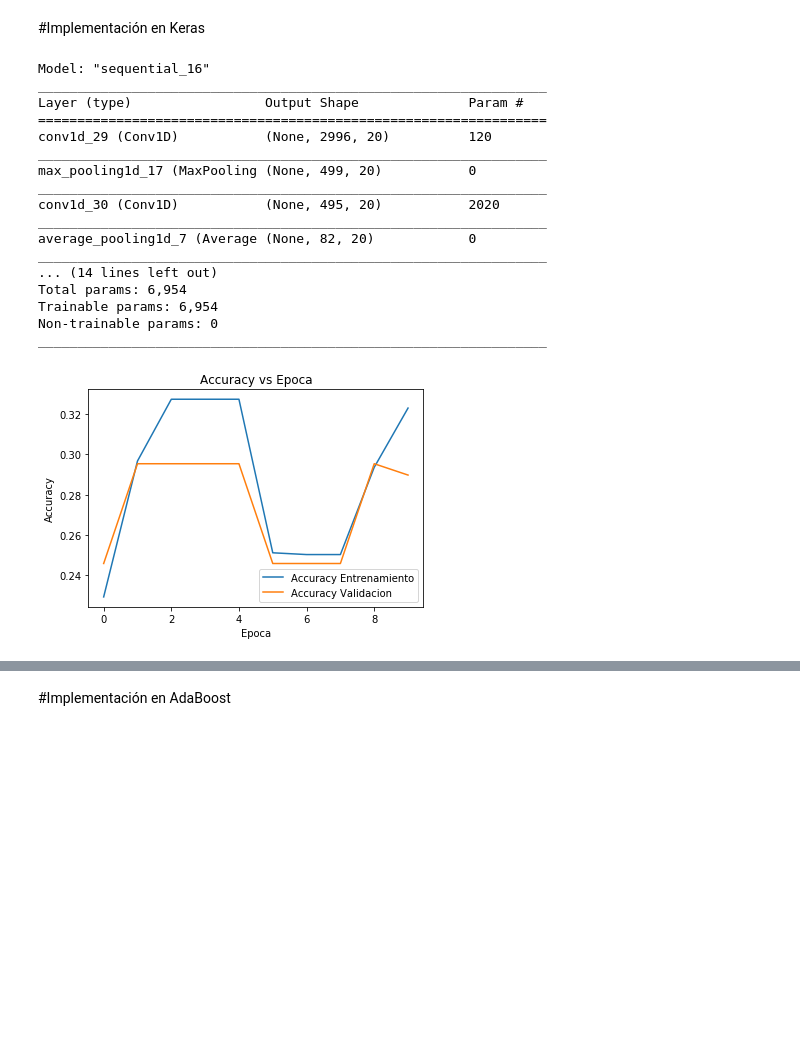
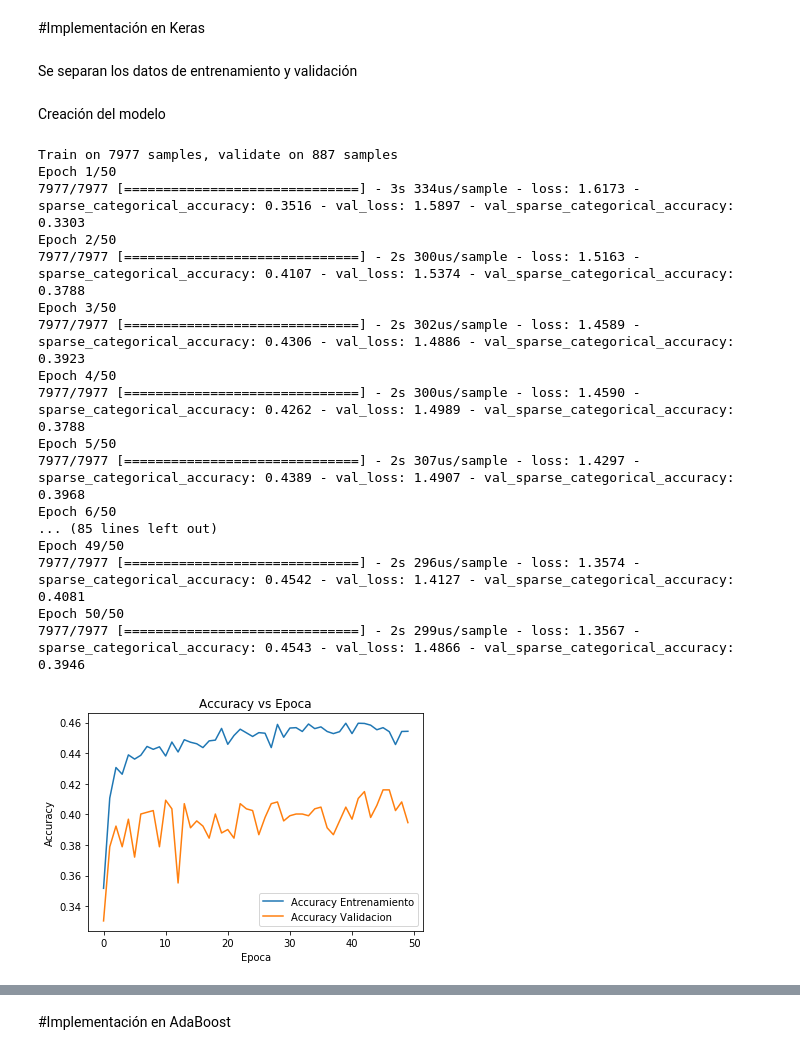
Before and after one commit to jfgf11/Examen-2-Machine, a Jupyter notebook: examen2.ipynb, the cells around one changed output, grey strips where cells are left out. Saved outputs shown, nothing was run; the diff lists cells and outputs as text; code cells hidden in the pictures; blank space fills up the shorter version.

```diff
--- a/examen2.ipynb
+++ b/examen2.ipynb
@@ -173,6 +179,7 @@ filenameDatos + "/" + psg
 Etiquetas = Etiquetas[1:len(Etiquetas)]
 Datos = Datos[1:Datos.shape[0]]
 # %%
+numArchivos = 10
 def eliminarClaseDesconocida(pDatos, pEtiquetas):
   et = []
   dat = np.zeros(3000)
@@ -184,22 +191,22 @@ def eliminarClaseDesconocida(pDatos, pEtiquetas):
 
         if pEtiquetas[i]=="Sleep stage W":
           et = np.append(et,0)
-          dat = np.vstack((dat, Datos[i,:]))
+          dat = np.vstack((dat, pDatos[i,:]))
         elif pEtiquetas[i]=="Sleep stage 1":
           et = np.append(et,1)
-          dat = np.vstack((dat, Datos[i,:]))
+          dat = np.vstack((dat, pDatos[i,:]))
         elif pEtiquetas[i]=="Sleep stage 2":
           et = np.append(et,2)
-          dat = np.vstack((dat, Datos[i,:]))
+          dat = np.vstack((dat, pDatos[i,:]))
         elif pEtiquetas[i]=="Sleep stage 3":
           et = np.append(et,3)
-          dat = np.vstack((dat, Datos[i,:]))
+          dat = np.vstack((dat, pDatos[i,:]))
         elif pEtiquetas[i]=="Sleep stage 4":
           et = np.append(et,4)
-          dat = np.vstack((dat, Datos[i,:]))
+          dat = np.vstack((dat, pDatos[i,:]))
         elif pEtiquetas[i]=="Sleep stage R":
           et = np.append(et,5)
-          dat = np.vstack((dat, Datos[i,:]))
+          dat = np.vstack((dat, pDatos[i,:]))
         else:
           pass
           #print("Hay una clase distinta a las definidas.")
@@ -207,7 +214,7 @@ def eliminarClaseDesconocida(pDatos, pEtiquetas):
   dat = dat[1:dat.shape[0]]
   return dat, et
 
-unosDatos, unosEtiquetas = eliminarClaseDesconocida(Datos, Etiquetas)
+unosDatos, unosEtiquetas = eliminarClaseDesconocida(unosDatos, unosEtiquetas)
 #np.save("Datos", unosDatos)
 #np.save("Etiquetas", unosEtiquetas)
 
@@ -256,4 +243,8 @@ def crearModelo(pTasa, pAlphas, pNumFiltros, pTamFiltros, pTamPooling, pNumNeuro
+# %% [markdown]
+Se separan los datos de entrenamiento y validación
 # %%
 x_train, x_test, y_train, y_test = train_test_split(unosDatos, unosEtiquetas , random_state = 0, test_size=0.10)
 x_train = np.expand_dims(x_train, axis=2) # reshape (569, 30) to (569, 30, 1)
 x_test = np.expand_dims(x_test, axis=2) # reshape (569, 30) to (569, 30, 1)
+# %% [markdown]
+Creación del modelo
@@ -260,36 +289,36 @@ x_test = np.expand_dims(x_test, axis=2) # reshape (569, 30) to (569, 30, 1)
 # %%
-numFiltros = np.array([20, 20, 20])
-tamFiltros = np.array([5, 5, 5])
+numFiltros = np.array([100, 50, 20])
+tamFiltros = np.array([6, 6, 6])
 tamPooling = np.array([6, 6, 6])
-
+optimizer="sgd"
 numNeuronas = np.array([10, 8, 6])
 
-tasa = 0.001
-alpha = 10
+tasa = 0.01
+alpha = 0.001
 
-modelo = crearModelo(tasa, alpha, numFiltros, tamFiltros, tamPooling ,numNeuronas)
+modelo = crearModelo(tasa, alpha, numFiltros, tamFiltros, tamPooling ,numNeuronas, optimizer)
 
-epocas = 10
-batchSize = 128
-hist = modelo.fit(x_train, y_train, verbose = 0, validation_data=(x_test, y_test), epochs = epocas, batch_size = batchSize)
+epocas = 50
+batchSize = 30
+hist = modelo.fit(x_train, y_train, verbose = 1, validation_data=(x_test, y_test), epochs = epocas, batch_size = batchSize)
 
 graficarHistoria(hist)
 # %% [output]
-Model: "sequential_16"
-_________________________________________________________________
-Layer (type)                 Output Shape              Param #
-=================================================================
-conv1d_29 (Conv1D)           (None, 2996, 20)          120
-_________________________________________________________________
-max_pooling1d_17 (MaxPooling (None, 499, 20)           0
-_________________________________________________________________
-conv1d_30 (Conv1D)           (None, 495, 20)           2020
-_________________________________________________________________
-average_pooling1d_7 (Average (None, 82, 20)            0
-_________________________________________________________________
-... (14 lines left out)
-Total params: 6,954
-Trainable params: 6,954
-Non-trainable params: 0
-_________________________________________________________________
+Train on 7977 samples, validate on 887 samples
+Epoch 1/50
+7977/7977 [==============================] - 3s 334us/sample - loss: 1.6173 - sparse_categorical_accuracy: 0.3516 - val_loss: 1.5897 - val_sparse_categorical_accuracy: 0.3303
+Epoch 2/50
+7977/7977 [==============================] - 2s 300us/sample - loss: 1.5163 - sparse_categorical_accuracy: 0.4107 - val_loss: 1.5374 - val_sparse_categorical_accuracy: 0.3788
+Epoch 3/50
+7977/7977 [==============================] - 2s 302us/sample - loss: 1.4589 - sparse_categorical_accuracy: 0.4306 - val_loss: 1.4886 - val_sparse_categorical_accuracy: 0.3923
+Epoch 4/50
+7977/7977 [==============================] - 2s 300us/sample - loss: 1.4590 - sparse_categorical_accuracy: 0.4262 - val_loss: 1.4989 - val_sparse_categorical_accuracy: 0.3788
+Epoch 5/50
+7977/7977 [==============================] - 2s 307us/sample - loss: 1.4297 - sparse_categorical_accuracy: 0.4389 - val_loss: 1.4907 - val_sparse_categorical_accuracy: 0.3968
+Epoch 6/50
+... (85 lines left out)
+Epoch 49/50
+7977/7977 [==============================] - 2s 296us/sample - loss: 1.3574 - sparse_categorical_accuracy: 0.4542 - val_loss: 1.4127 - val_sparse_categorical_accuracy: 0.4081
+Epoch 50/50
+7977/7977 [==============================] - 2s 299us/sample - loss: 1.3567 - sparse_categorical_accuracy: 0.4543 - val_loss: 1.4866 - val_sparse_categorical_accuracy: 0.3946
-[figure, old version]
+[figure, new version]
```
Also changed, not shown: parts of 17 cells of this notebook.
